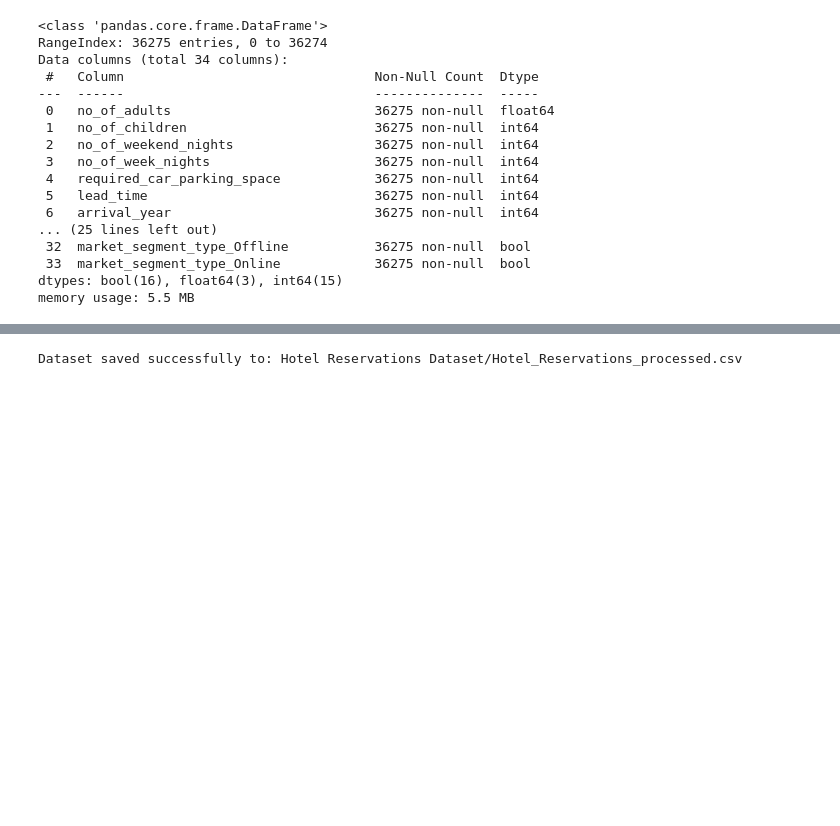
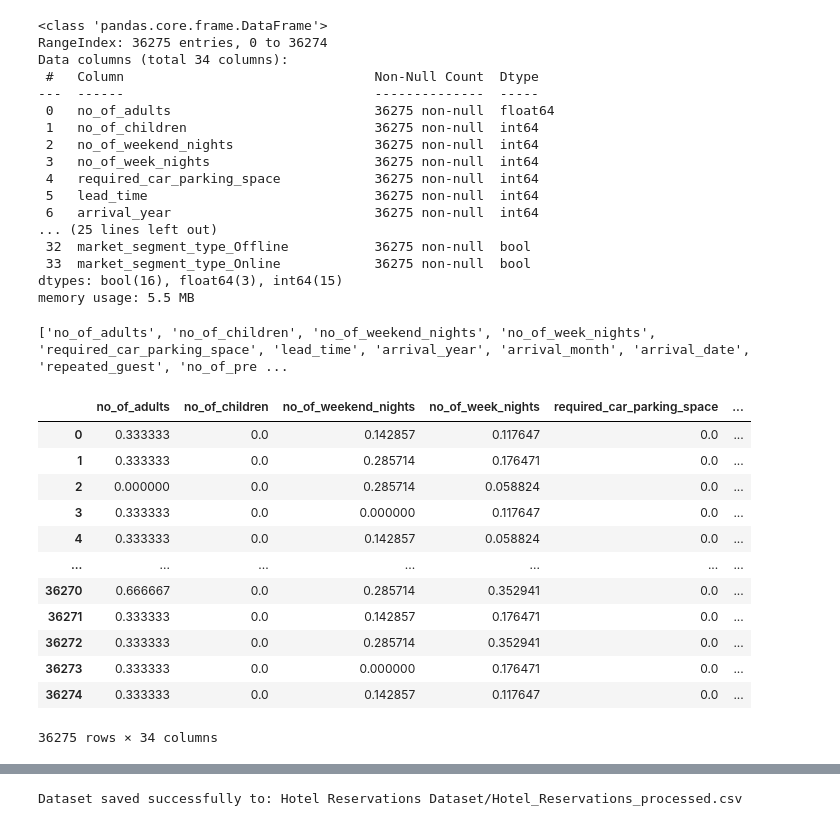
Before and after one commit to AM-mirzanejad/Prediction-Hotel-Reservation, a Jupyter notebook: Prediction-Hotel-Reservation.ipynb, the cells around one changed output, grey strips where cells are left out. Saved outputs shown, nothing was run; the diff lists cells and outputs as text; code cells hidden in the pictures; blank space fills up the shorter version.

```diff
--- a/Prediction-Hotel-Reservation.ipynb
+++ b/Prediction-Hotel-Reservation.ipynb
@@ -346,3 +363,28 @@ Data columns (total 34 columns):
  33  market_segment_type_Online            36275 non-null  bool
 dtypes: bool(16), float64(3), int64(15)
 memory usage: 5.5 MB
+# %%
+data_columns_name = data.columns.tolist()
+data_columns_name = [col for col in data_columns_name if col != 'booking_status']
+print(data_columns_name)
+# %% [output]
+['no_of_adults', 'no_of_children', 'no_of_weekend_nights', 'no_of_week_nights', 'required_car_parking_space', 'lead_time', 'arrival_year', 'arrival_month', 'arrival_date', 'repeated_guest', 'no_of_pre ...
+# %%
+to_MMS = MinMaxScaler()
+data[data_columns_name] = to_MMS.fit_transform(data[data_columns_name])
+# %%
+data
+# %% [output]
+|  | no_of_adults | no_of_children | no_of_weekend_nights | no_of_week_nights | required_car_parking_space | ... |
+| 0 | 0.333333 | 0.0 | 0.142857 | 0.117647 | 0.0 | ... |
+| 1 | 0.333333 | 0.0 | 0.285714 | 0.176471 | 0.0 | ... |
+| 2 | 0.000000 | 0.0 | 0.285714 | 0.058824 | 0.0 | ... |
+| 3 | 0.333333 | 0.0 | 0.000000 | 0.117647 | 0.0 | ... |
+| 4 | 0.333333 | 0.0 | 0.142857 | 0.058824 | 0.0 | ... |
+| ... | ... | ... | ... | ... | ... | ... |
+| 36270 | 0.666667 | 0.0 | 0.285714 | 0.352941 | 0.0 | ... |
+| 36271 | 0.333333 | 0.0 | 0.142857 | 0.176471 | 0.0 | ... |
+| 36272 | 0.333333 | 0.0 | 0.285714 | 0.352941 | 0.0 | ... |
+| 36273 | 0.333333 | 0.0 | 0.000000 | 0.176471 | 0.0 | ... |
+| 36274 | 0.333333 | 0.0 | 0.142857 | 0.117647 | 0.0 | ... |
+36275 rows × 34 columns
```
Also changed, not shown: parts of 3 cells of this notebook, 1 other file.
